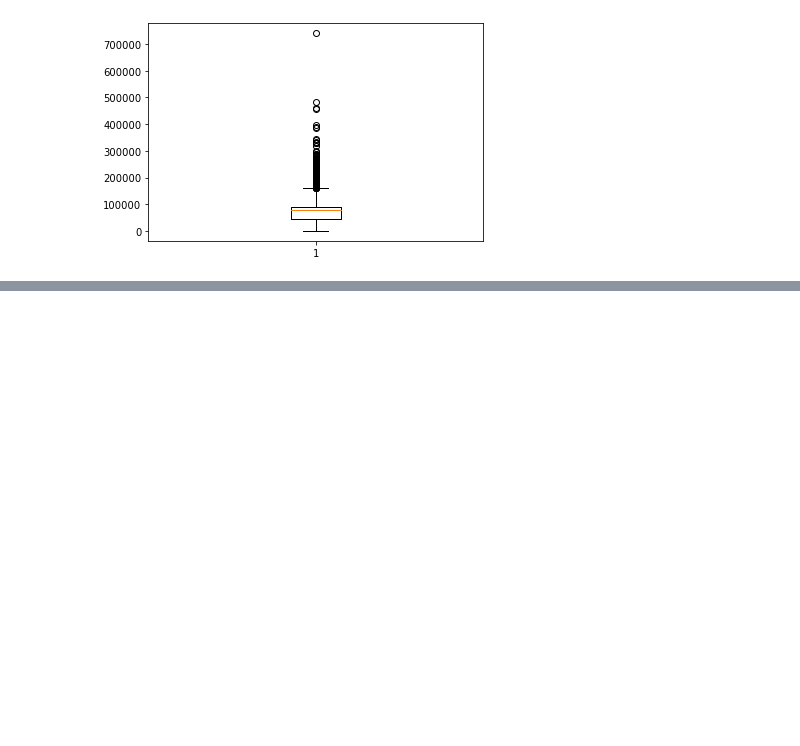
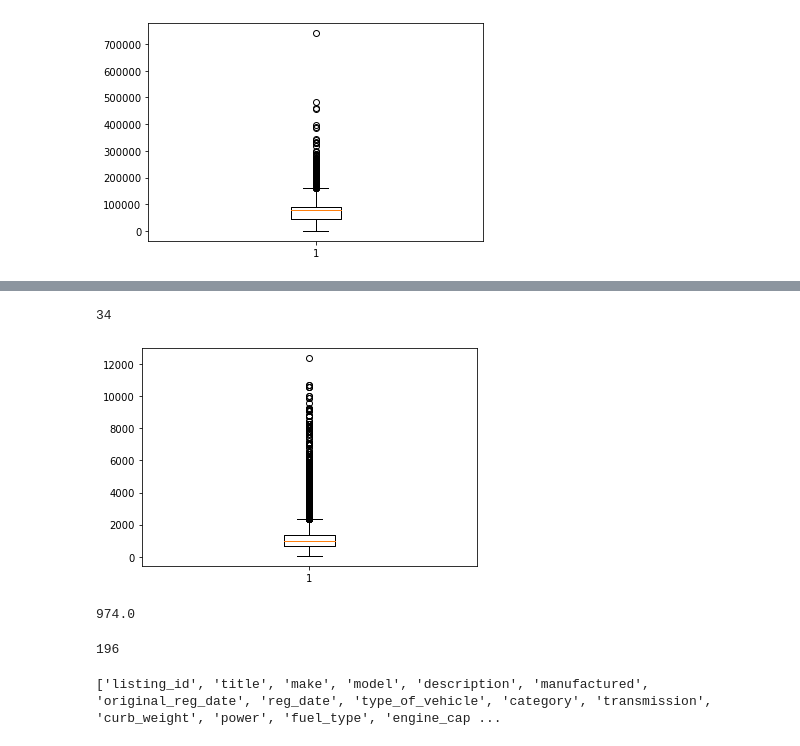
Before and after one commit to WendyBaiYunwei/CS5228-project, a Jupyter notebook: Data-cleaning.ipynb, the cells around one changed output, grey strips where cells are left out. Saved outputs shown, nothing was run; the diff lists cells and outputs as text; code cells hidden in the pictures; blank space fills up the shorter version.

Commit message:
finish cleaning numericals

```diff
--- a/Data-cleaning.ipynb
+++ b/Data-cleaning.ipynb
@@ -325,0 +329,5 @@ df['mileage'] = (df['mileage']-df['mileage'].min()) / (df['mileage'].max()-df['m
+# %%
+# coe: fill in missing value for coe according to: age and power
+print(df["arf"].isnull().sum()) #284
+print(len(df[df.arf.isnull() & df.dereg_value.isnull()])) #222
+df = df[~(df.arf.isnull() & df.dereg_value.isnull())] # remove values whose dereg_value cannot be calculated
@@ -325,0 +353,17 @@ df['mileage'] = (df['mileage']-df['mileage'].min()) / (df['mileage'].max()-df['m
+# %%
+# for date missing both coe and dereg_value, record it's month engine and power
+coe_to_search = []
+to_search = df[df.coe.isnull() & df.dereg_value.isnull()]
+
+for idx, row in to_search.iterrows():
+    # category -> A / B
+    power = row["power"]
+    engine_cap = row["engine_cap"]
+    cat = 2
+    month = row["age_in_month"]
+    if engine_cap <= 1600 and power <= 97:
+        cat = 1
+    coe_to_search.append((cat, month))
+
+coe_to_search = list(set(coe_to_search))
+print(len(coe_to_search))
@@ -325,0 +418,23 @@ df['mileage'] = (df['mileage']-df['mileage'].min()) / (df['mileage'].max()-df['m
+# %%
+print(df['coe'].isnull().sum())
+# %% [output]
+34
+# %%
+df = df[~(df.coe.isnull() & df.dereg_value.isnull())]
+# %%
+def clean_tax(x):
+    if type(x) != float:
+        return None
+    return x
+df = df.dropna(subset=["road_tax"])
+df["road_tax"] = df["road_tax"].map(clean_tax)
+# %%
+plt.figure()
+plt.boxplot(df["road_tax"])
+plt.show()
+# %% [output]
+[figure, added]
+# %%
+print(df["road_tax"].median())
+# %% [output]
+974.0
@@ -325,0 +467,8 @@ df['mileage'] = (df['mileage']-df['mileage'].min()) / (df['mileage'].max()-df['m
+# %%
+df = df.dropna(subset = ['depreciation'])
+# %% [output]
+196
+# %%
+print(df.columns.to_list())
+# %% [output]
+['listing_id', 'title', 'make', 'model', 'description', 'manufactured', 'original_reg_date', 'reg_date', 'type_of_vehicle', 'category', 'transmission', 'curb_weight', 'power', 'fuel_type', 'engine_cap ...
```
Also changed, not shown: parts of 15 cells of this notebook.
